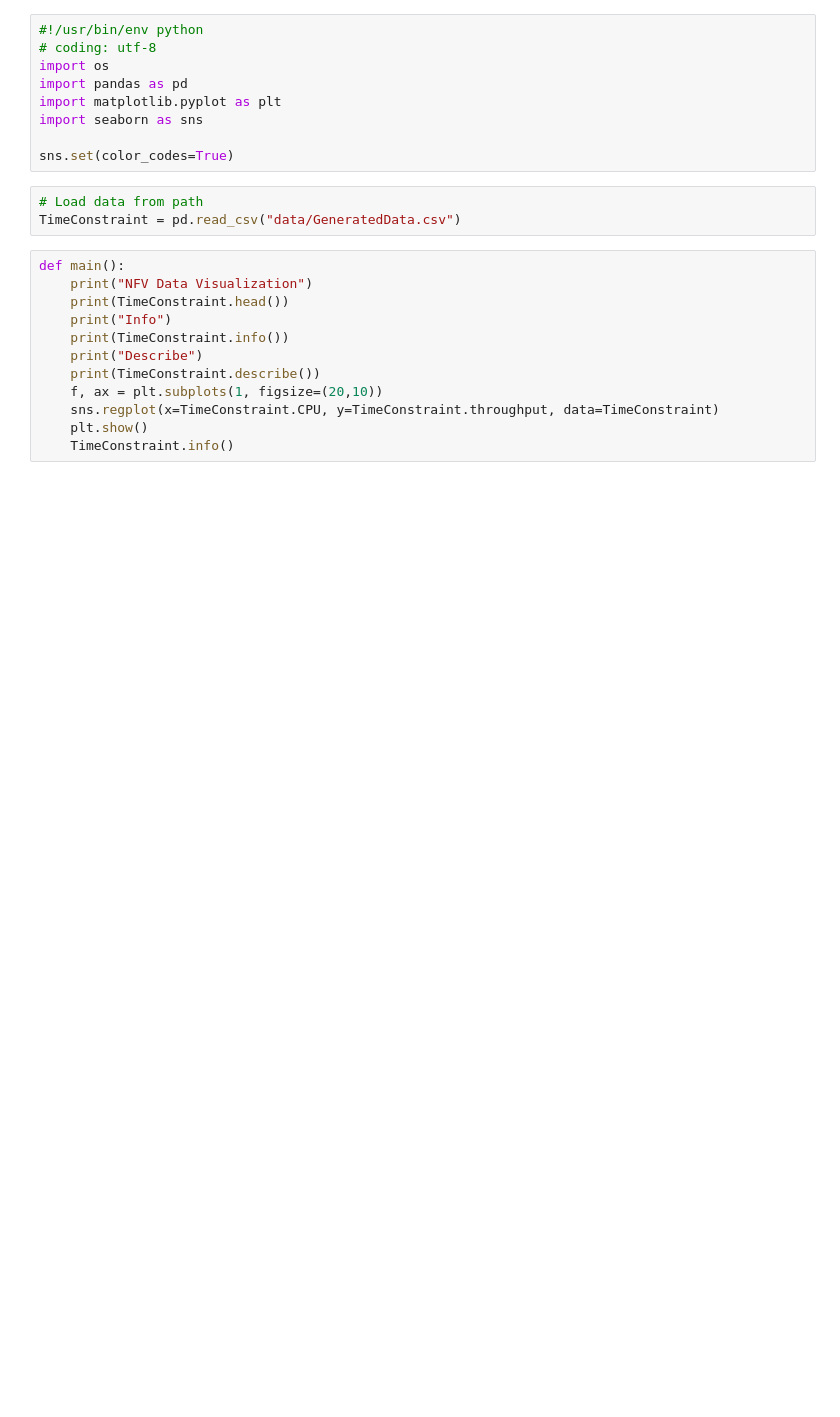
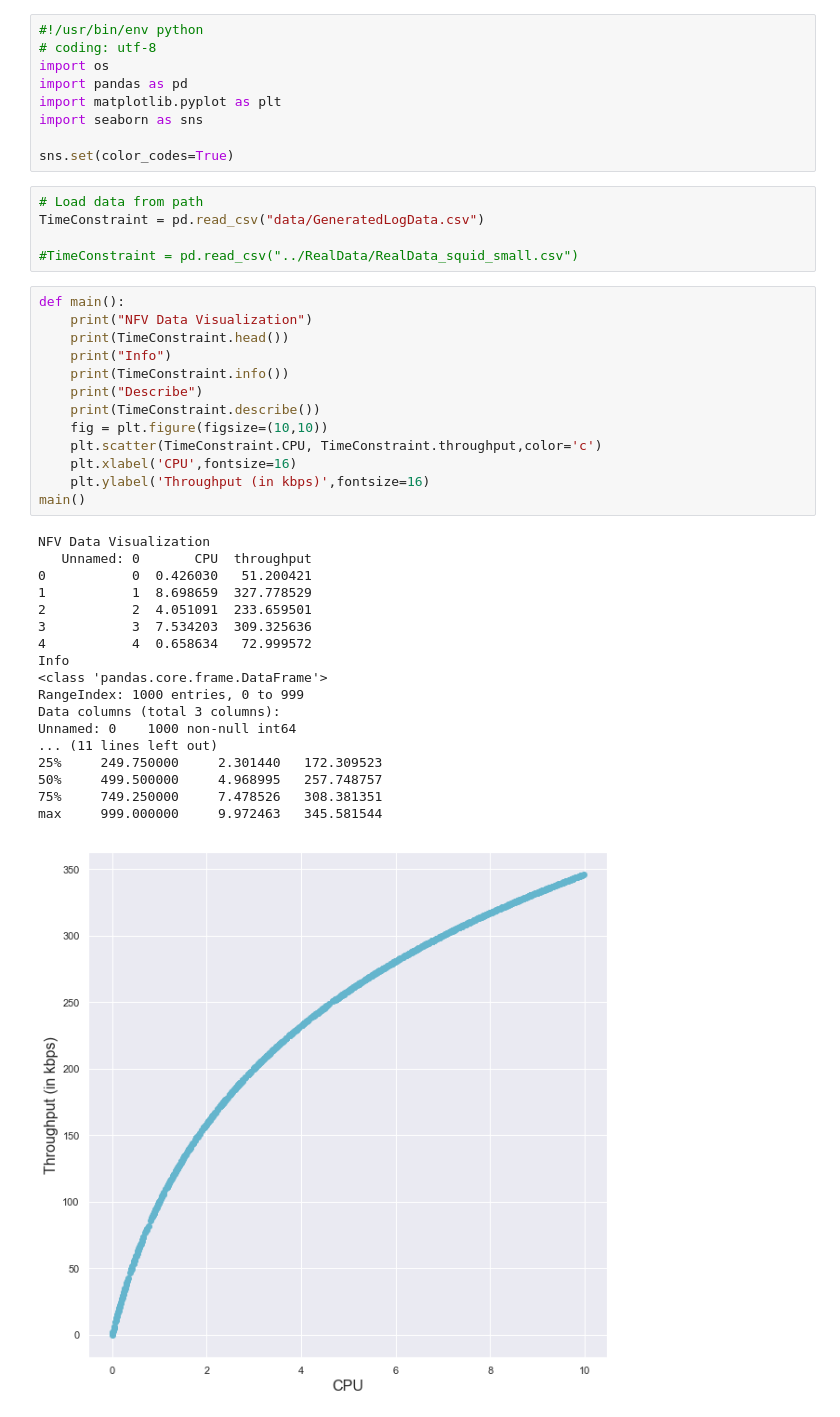
Before and after one commit to PSNAppz/NFV_ML_Dev, a Jupyter notebook: SynData/SynVisual.ipynb, the cells around one changed output. Saved outputs shown, nothing was run; the diff lists cells and outputs as text; blank space fills up the shorter version.

```diff
--- a/SynData/SynVisual.ipynb
+++ b/SynData/SynVisual.ipynb
@@ -9,16 +9,38 @@ import seaborn as sns
 sns.set(color_codes=True)
 # %%
 # Load data from path
-TimeConstraint = pd.read_csv("data/GeneratedData.csv")
+TimeConstraint = pd.read_csv("data/GeneratedLogData.csv")
+
+#TimeConstraint = pd.read_csv("../RealData/RealData_squid_small.csv")
 # %%
 def main():
     print("NFV Data Visualization")
     print(TimeConstraint.head())
     print("Info")
     print(TimeConstraint.info())
     print("Describe")
     print(TimeConstraint.describe())
-    f, ax = plt.subplots(1, figsize=(20,10))
-    sns.regplot(x=TimeConstraint.CPU, y=TimeConstraint.throughput, data=TimeConstraint)
-    plt.show()
-    TimeConstraint.info()
+    fig = plt.figure(figsize=(10,10))
+    plt.scatter(TimeConstraint.CPU, TimeConstraint.throughput,color='c')
+    plt.xlabel('CPU',fontsize=16)
+    plt.ylabel('Throughput (in kbps)',fontsize=16)
+main()
+# %% [output]
+NFV Data Visualization
+   Unnamed: 0       CPU  throughput
+0           0  0.426030   51.200421
+1           1  8.698659  327.778529
+2           2  4.051091  233.659501
+3           3  7.534203  309.325636
+4           4  0.658634   72.999572
+Info
+<class 'pandas.core.frame.DataFrame'>
+RangeIndex: 1000 entries, 0 to 999
+Data columns (total 3 columns):
+Unnamed: 0    1000 non-null int64
+... (11 lines left out)
+25%     249.750000     2.301440   172.309523
+50%     499.500000     4.968995   257.748757
+75%     749.250000     7.478526   308.381351
+max     999.000000     9.972463   345.581544
+[figure, added]
```
Also changed, not shown: parts of 1 cell of this notebook, 6 other files.
